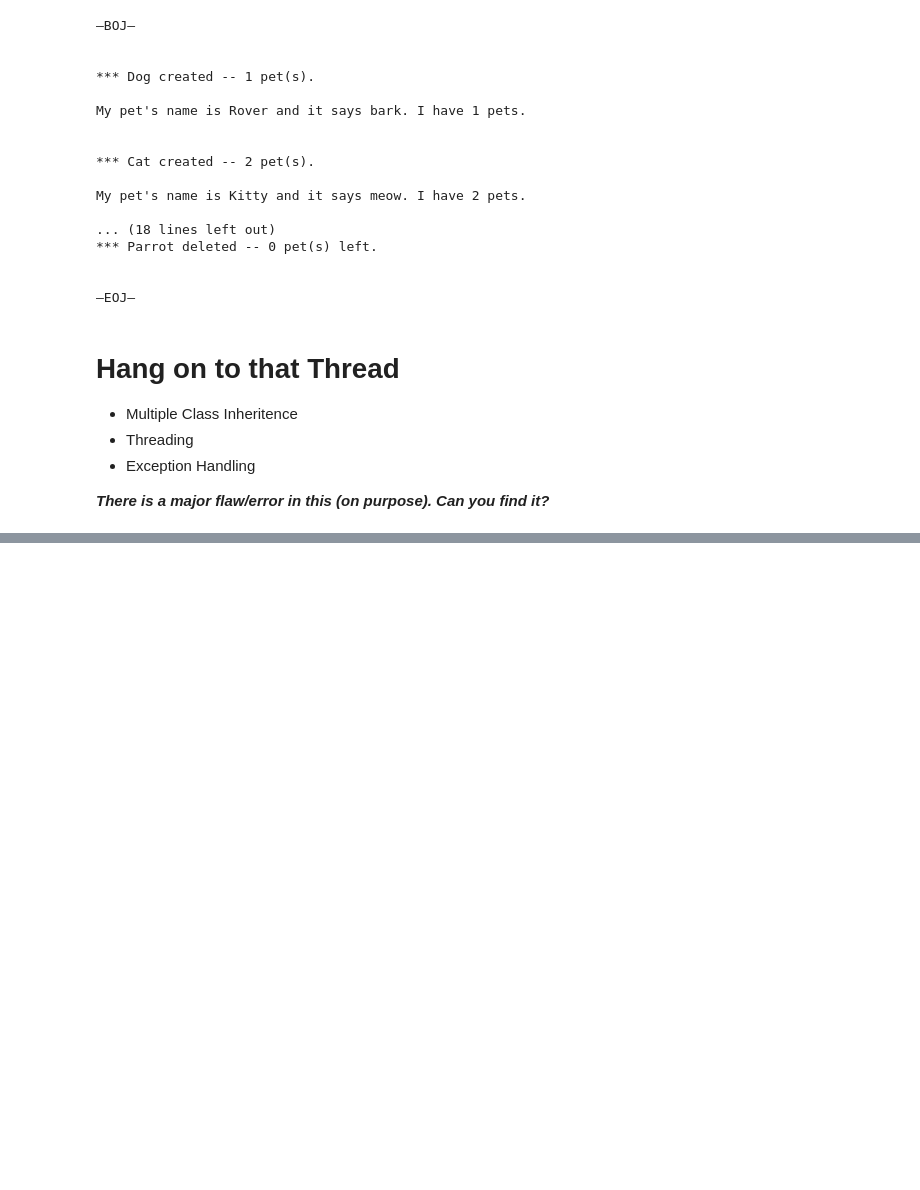
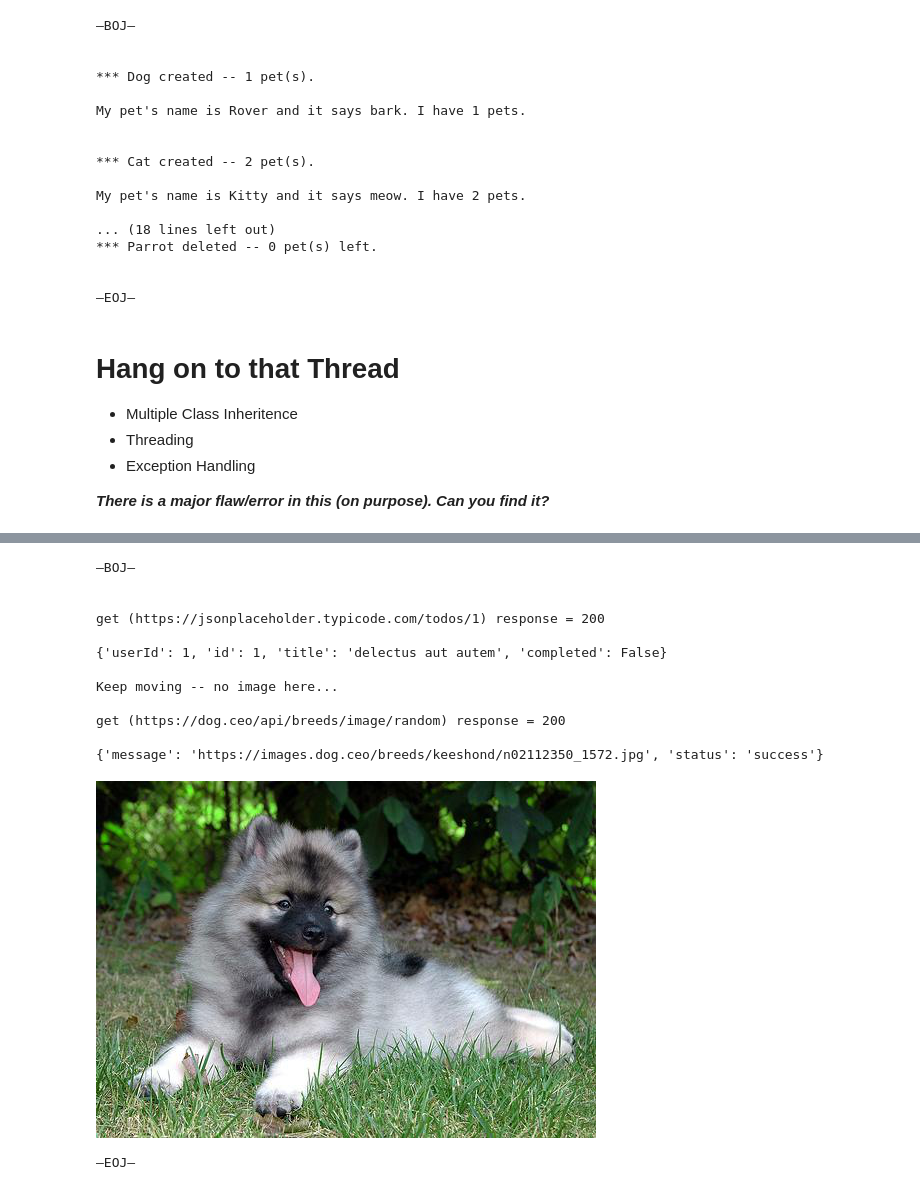
Before and after one commit to wiltjk/Jupyter-Basics, a Jupyter notebook: Basics.ipynb, the cells around one changed output, grey strips where cells are left out. Saved outputs shown, nothing was run; the diff lists cells and outputs as text; code cells hidden in the pictures; blank space fills up the shorter version.

Commit message:
Added REST, JSON, Image handling

```diff
--- a/Basics.ipynb
+++ b/Basics.ipynb
@@ -304,0 +309,45 @@ Ending Thread-9 deleted
+# %%
+import requests
+from PIL import Image
+import urllib.request
+
+# Test REST
+def testREST (api_url = "https://jsonplaceholder.typicode.com/todos/1"):
+    response     = requests.get(api_url)
+    jsonResponse = response.json ()
+    print (f"get ({api_url}) response = {response.status_code}\n")
+    print (jsonResponse, "\n")
+
+    # Display if an image URL was returned
+    try:
+        imageURL = jsonResponse ["message"]
+        # print (imageURL)
+        urllib.request.urlretrieve (imageURL, "testImg.jpg")
+        imageJpg = Image.open ("testImg.jpg")
+        imageJpg.show ()
+
+    except:
+        print ("Keep moving -- no image here...\n")
+
+    return
+
+# Main
+print ("\n\n—BOJ—\n\n")
+testREST ()
+testREST ("https://dog.ceo/api/breeds/image/random")
+print ("\n\n—EOJ—\n\n")
+# %% [output]
+—BOJ—
+
+
+get (https://jsonplaceholder.typicode.com/todos/1) response = 200
+
+{'userId': 1, 'id': 1, 'title': 'delectus aut autem', 'completed': False}
+
+Keep moving -- no image here...
+
+get (https://dog.ceo/api/breeds/image/random) response = 200
+
+{'message': 'https://images.dog.ceo/breeds/keeshond/n02112350_1572.jpg', 'status': 'success'}
+[figure, added]
+—EOJ—
```
Also changed, not shown: parts of 2 cells of this notebook.
